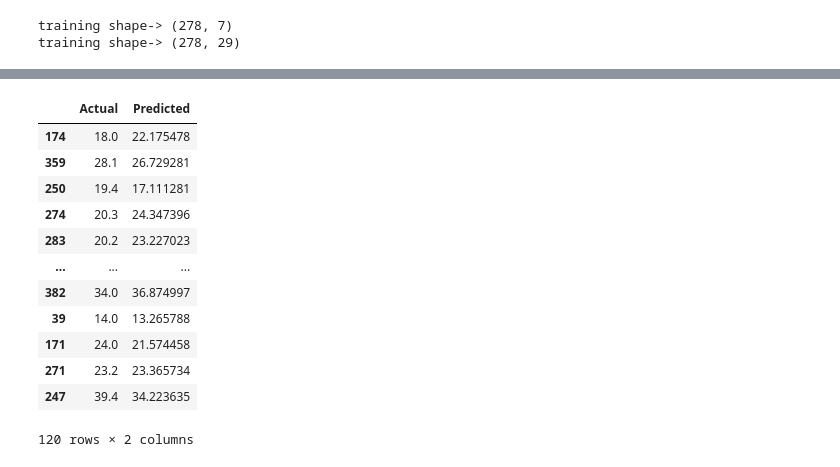
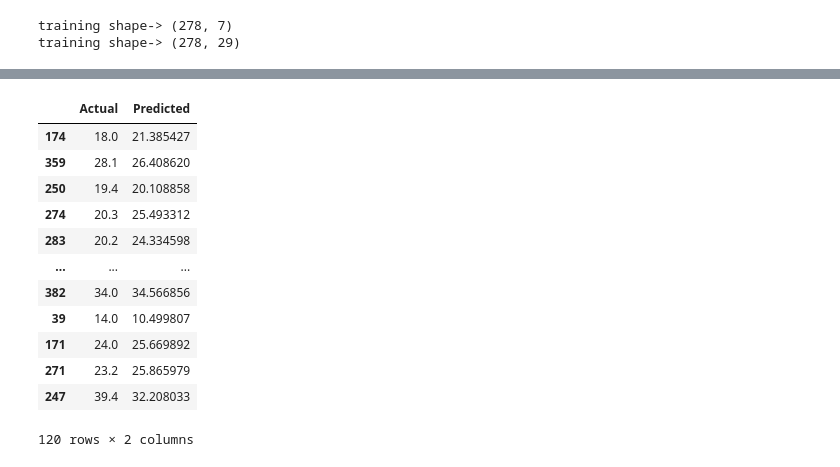
Before and after one commit to Iamsbharti/ML-AI, a Jupyter notebook: algorithms/Liner-Regression/auto_linear.ipynb, the cells around one changed output, grey strips where cells are left out. Saved outputs shown, nothing was run; the diff lists cells and outputs as text; code cells hidden in the pictures.

Commit message:
displayed actual vs predicted polynomial

```diff
--- a/algorithms/Liner-Regression/auto_linear.ipynb
+++ b/algorithms/Liner-Regression/auto_linear.ipynb
@@ -270,18 +250,18 @@ array([[22.17547794],
 # %%
-# visulalize the test vs predicted
-df = pd.DataFrame({'Actual': y_test.mpg, 'Predicted': y_pred.flatten()})
+# visulalize the test vs predicted (1st prediction)
+df = pd.DataFrame({'Actual': y_test.mpg, 'Predicted': Y_predict.flatten()})
 df
 # %% [output]
 |  | Actual | Predicted |
-| 174 | 18.0 | 22.175478 |
-| 359 | 28.1 | 26.729281 |
-| 250 | 19.4 | 17.111281 |
-| 274 | 20.3 | 24.347396 |
-| 283 | 20.2 | 23.227023 |
+| 174 | 18.0 | 21.385427 |
+| 359 | 28.1 | 26.408620 |
+| 250 | 19.4 | 20.108858 |
+| 274 | 20.3 | 25.493312 |
+| 283 | 20.2 | 24.334598 |
 | ... | ... | ... |
-| 382 | 34.0 | 36.874997 |
-| 39 | 14.0 | 13.265788 |
-| 171 | 24.0 | 21.574458 |
-| 271 | 23.2 | 23.365734 |
-| 247 | 39.4 | 34.223635 |
+| 382 | 34.0 | 34.566856 |
+| 39 | 14.0 | 10.499807 |
+| 171 | 24.0 | 25.669892 |
+| 271 | 23.2 | 25.865979 |
+| 247 | 39.4 | 32.208033 |
 120 rows × 2 columns
```
Also changed, not shown: parts of 3 cells of this notebook.
